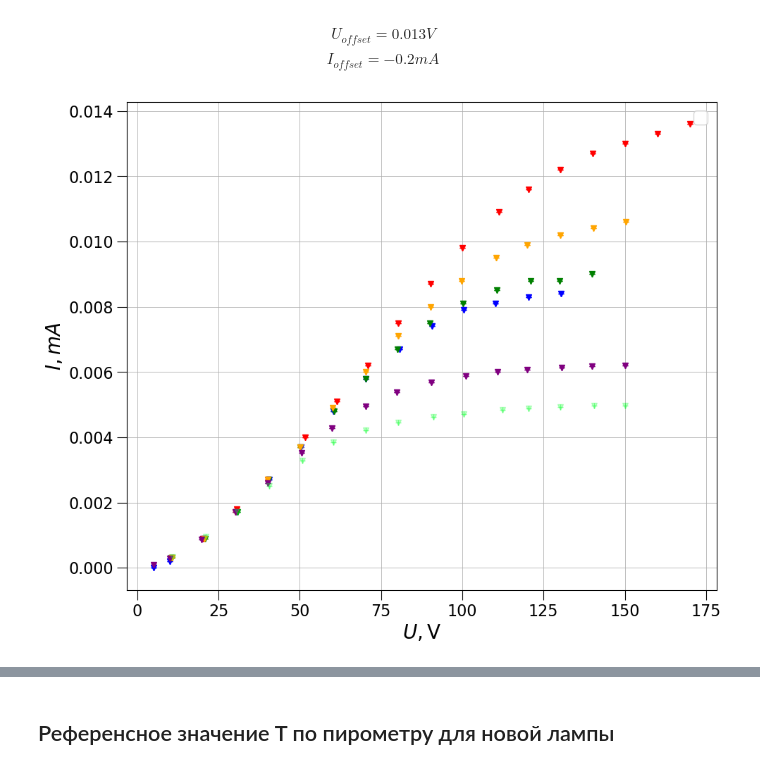
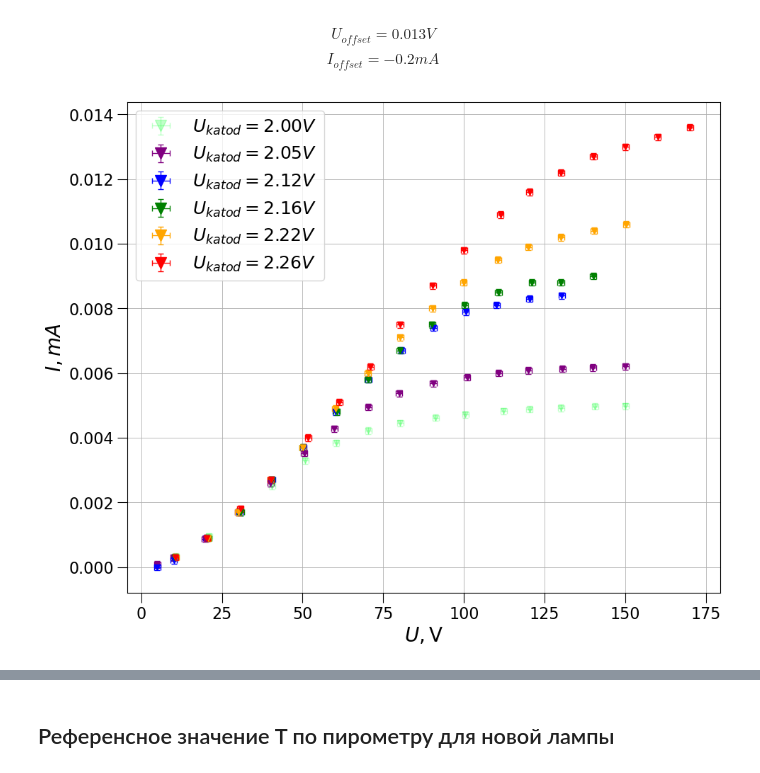
Before and after one commit to MaxGroshev/vpv_gos, a Jupyter notebook: lab.ipynb, the cells around one changed output, grey strips where cells are left out. Saved outputs shown, nothing was run; the diff lists cells and outputs as text; code cells hidden in the pictures.

```diff
--- a/lab.ipynb
+++ b/lab.ipynb
@@ -248,6 +190,31 @@ plt.ylabel('$I, mA $', fontsize=20)
 plt.tick_params(axis='both', which='major', labelsize=16, size=10)
 plt.grid(visible=True, linewidth=0.6)
 
+plt.errorbar(
+    U_2_7, I_2_7,
+    fmt='v',
+    linewidth=1,
+    markersize=6,
+    elinewidth=1,
+    yerr=0.0001,
+    xerr=1,
+    color='#1F34',
+    label="$U_{katod} = 2.00 V$",
+    capsize=3
+)
+
+plt.errorbar(
+    U_2_6, I_2_6,
+    fmt='v',
+    linewidth=1,
+    markersize=6,
+    elinewidth=1,
+    yerr=0.0001,
+    xerr=1,
+    color='purple',
+    label="$U_{katod} = 2.05 V$",
+    capsize=3
+)
 
 plt.errorbar(
     U_2_1, I_2_1,
@@ -255,22 +222,10 @@ plt.errorbar(
     linewidth=1,
     markersize=6,
     elinewidth=1,
-    yerr=0,
-    xerr=0,
+    yerr=0.0001,
+    xerr=1,
     color='blue',
-    capsize=3
-)
-
-
-plt.errorbar(
-    U_2_3, I_2_3,
-    fmt='v',
-    linewidth=1,
-    markersize=6,
-    elinewidth=1,
-    yerr=0,
-    xerr=0,
-    color='red',
+    label="$U_{katod} = 2.12 V$",
     capsize=3
 )
 
@@ -280,56 +235,48 @@ plt.errorbar(
     linewidth=1,
     markersize=6,
     elinewidth=1,
-    yerr=0,
-    xerr=0,
+    yerr=0.0001,
+    xerr=1,
     color='green',
+    label="$U_{katod} = 2.16 V$",
     capsize=3
 )
 
 plt.errorbar(
     U_2_5, I_2_5,
     fmt='v',
     linewidth=1,
     markersize=6,
     elinewidth=1,
-    yerr=0,
-    xerr=0,
+    yerr=0.0001,
+    xerr=1,
     color='orange',
+    label="$U_{katod} = 2.22 V$",
     capsize=3
 )
 
 plt.errorbar(
-    U_2_6, I_2_6,
+    U_2_3, I_2_3,
     fmt='v',
     linewidth=1,
     markersize=6,
     elinewidth=1,
-    yerr=0,
-    xerr=0,
-    color='purple',
+    yerr=0.0001,
+    xerr=1,
+    color='red',
+    label="$U_{katod} = 2.26 V$",
     capsize=3
 )
 
-plt.errorbar(
-    U_2_7, I_2_7,
-    fmt='v',
-    linewidth=1,
-    markersize=6,
-    elinewidth=1,
-    yerr=0,
-    xerr=0,
-    color='#1F34',
-    capsize=3
-)
 # plt.plot(U_1_1, I_1_1)
 # plt.plot(U_1_2, I_1_2)
 # plt.plot(U_1_3, I_1_3)
 # plt.plot(U_1_5, I_1_5)
 
 
 plt.legend(fontsize=18, markerscale = 2)
 
-plot_1.savefig('pics/test.png')
+plot_1.savefig('pics/different_plato.png')
 # %% [output]
-[figure, old version]
+[figure, new version]
 # %%
```
Also changed, not shown: parts of 16 cells of this notebook, 25 other files.
